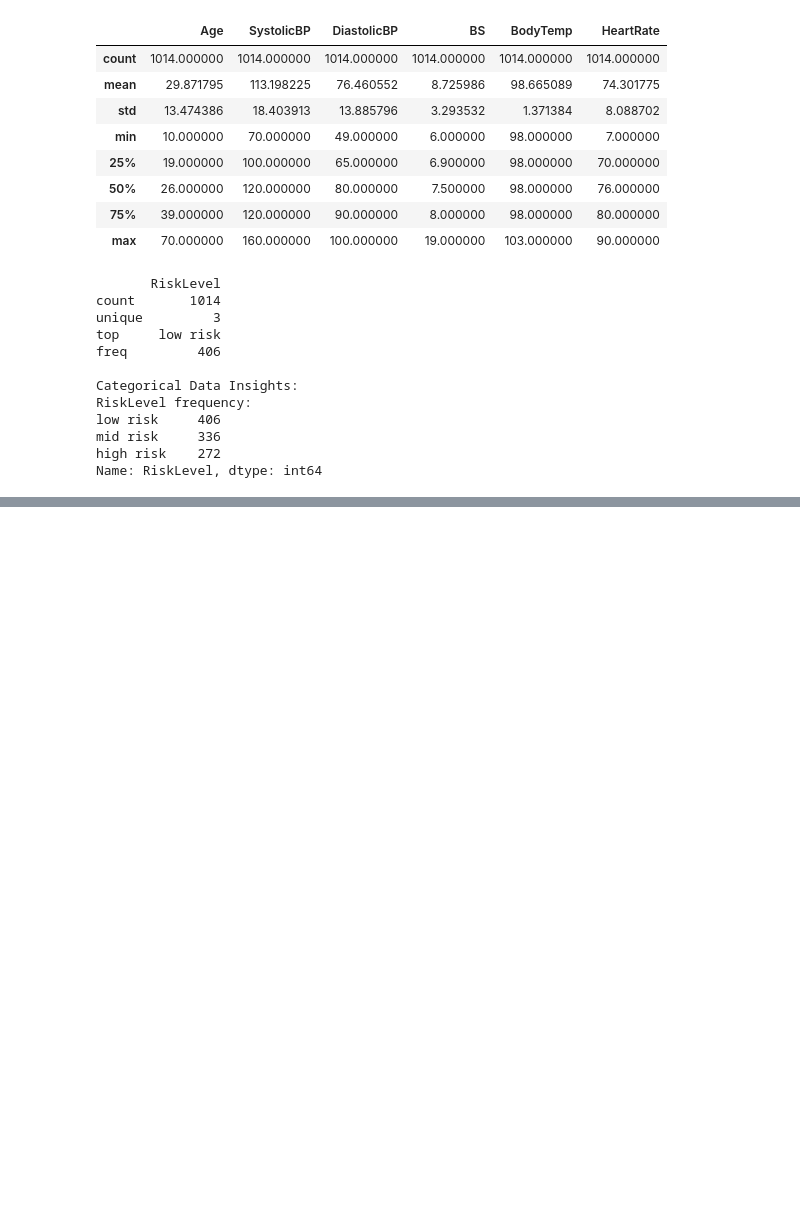
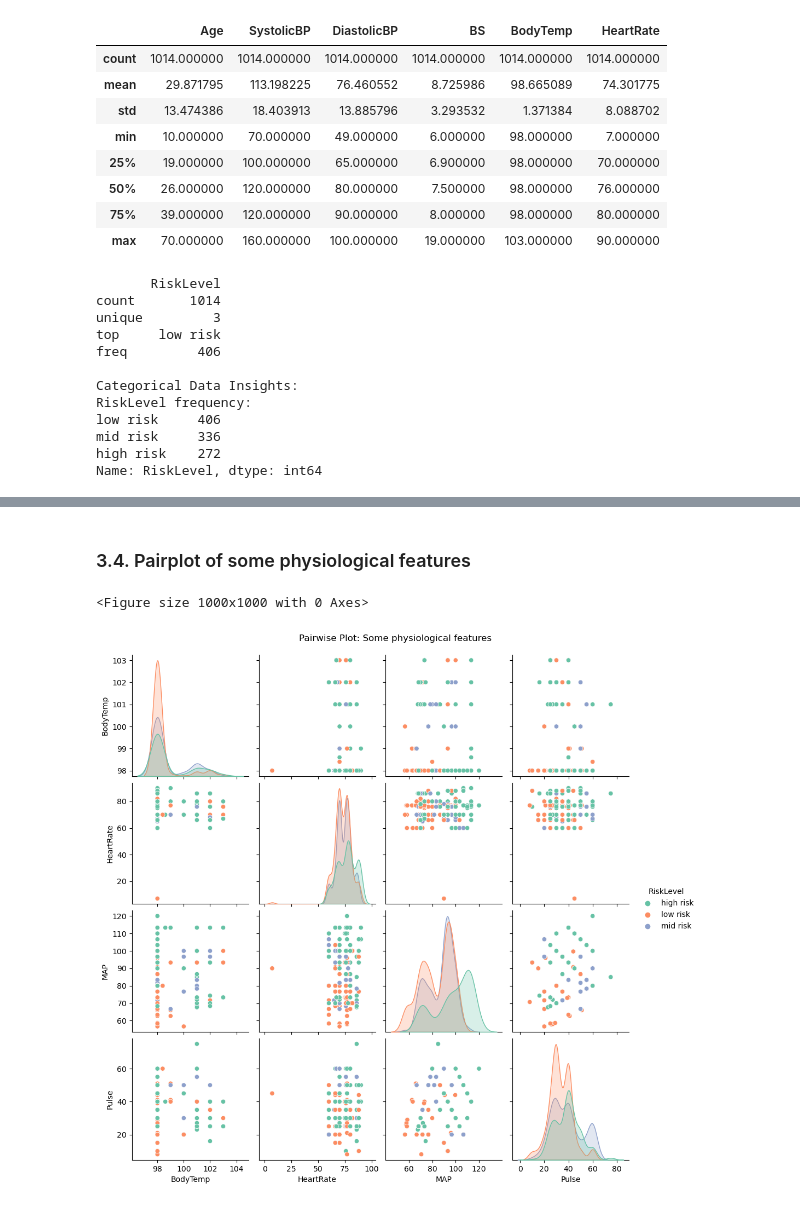
Before and after one commit to Maryannrichard/Maternal_health_research, a Jupyter notebook: MATERNAL_HEALTH_ML_CODE.ipynb, the cells around one changed output, grey strips where cells are left out. Saved outputs shown, nothing was run; the diff lists cells and outputs as text; code cells hidden in the pictures; blank space fills up the shorter version.

```diff
--- a/MATERNAL_HEALTH_ML_CODE.ipynb
+++ b/MATERNAL_HEALTH_ML_CODE.ipynb
@@ -220,0 +298,14 @@ Enhanced Data set
+# %% [markdown]
+### 3.4. Pairplot of some physiological features
+# %%
+# Define feature sets
+feature_2 = ['BodyTemp', 'HeartRate', 'MAP', 'Pulse']
+
+# Pairwise plot for Set 2
+plt.figure(figsize=(10, 10))
+sns.pairplot(df, vars=feature_2, hue='RiskLevel', palette='Set2')
+plt.suptitle('Pairwise Plot: Some physiological features', y=1.02)
+plt.show();
+# %% [output]
+<Figure size 1000x1000 with 0 Axes>
+[figure, added]
```
Also changed, not shown: parts of 30 cells of this notebook.
